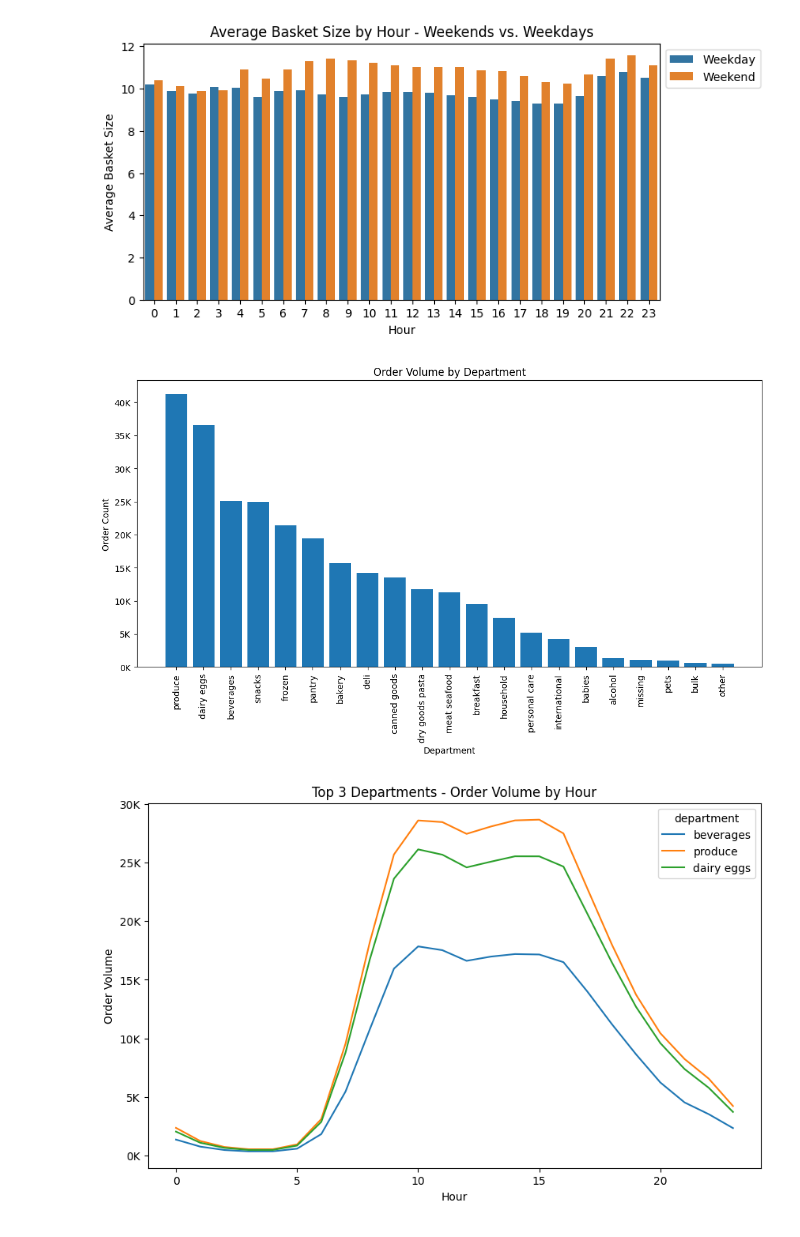
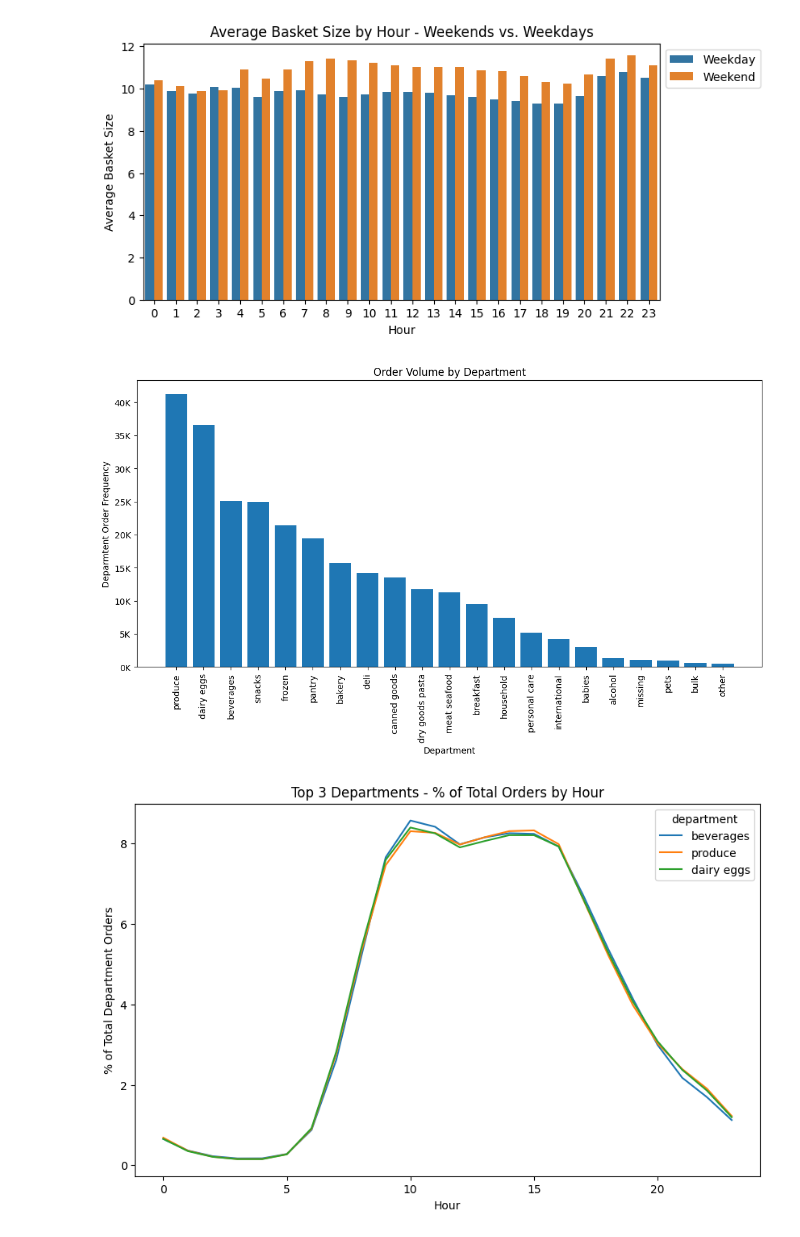
Before and after one commit to shawnho-368/instacart_market_basket, a Jupyter notebook: notebook/instacart.ipynb, the cells around one changed output. Drawn from its saved outputs; the diff is of its cells as text; code cells hidden in the pictures.

```diff
--- a/notebook/instacart.ipynb
+++ b/notebook/instacart.ipynb
@@ -296,37 +294,42 @@ full_history.head()
 orders_by_department = (full_history
                         .groupby(['department', 'order_dow', 'day_name', 'order_hour_of_day','day_type'])
                         ['order_id'].nunique()
-                        .reset_index(name='order_count')
-                        .sort_values(by='order_count', ascending=False))
+                        .reset_index(name='orders_containing_department')
+                        .sort_values(by='orders_containing_department', ascending=False))
 
 plt.figure(figsize=(13, 6))
-plt.bar(data=orders_by_department, x='department', height='order_count')
+plt.bar(data=orders_by_department, x='department', height='orders_containing_department')
 plt.xlabel('Department')
 plt.xticks(rotation=90)
-plt.ylabel('Order Count')
+plt.ylabel('Deparmtent Order Frequency')
 ax = plt.gca()
 ax.yaxis.set_major_formatter(ticker.FuncFormatter(lambda x, p: f'{int(x/1000)}K'))
 plt.title('Order Volume by Department')
 plt.show()
 # %% [output]
-[figure, old version]
+[figure, new version]
 # %%
 top_three_departments = ['produce', 'dairy eggs', 'beverages']
 
 top_three = orders_by_department[orders_by_department['department'].isin(top_three_departments)]
-top_three_grouped = (top_three
-                     .groupby(['department', 'order_hour_of_day', 'day_name'])
-                     ['order_count'].sum()
-                     .reset_index()
-                     .sort_values(by='order_hour_of_day', ascending=True))
+
+top_three_grouped = (
+    top_three.groupby(['department', 'order_hour_of_day'])
+    ['orders_containing_department'].sum()
+    .reset_index()
+    .sort_values(by='order_hour_of_day', ascending=True)
+)
+
+top_three_grouped['pct_of_dept_orders'] = (
+    top_three_grouped.groupby('department')['orders_containing_department']
+    .transform(lambda x: (x / x.sum()) * 100)
+)
 
 plt.figure(figsize=(10, 6))
-sns.lineplot(data=top_three_grouped, hue='department', x='order_hour_of_day', y= 'order_count', errorbar=None)
+sns.lineplot(data=top_three_grouped, hue='department', x='order_hour_of_day', y= 'pct_of_dept_orders', errorbar=None)
 plt.xlabel('Hour')
-plt.ylabel('Order Volume')
-plt.title('Top 3 Departments - Order Volume by Hour')
-ax = plt.gca()
-ax.yaxis.set_major_formatter(ticker.FuncFormatter(lambda x, p: f'{int(x/1000)}K'))
+plt.ylabel('% of Total Department Orders')
+plt.title('Top 3 Departments - % of Total Orders by Hour')
 plt.show()
 # %% [output]
-[figure, old version]
+[figure, new version]
```
Also changed, not shown: parts of 4 cells of this notebook.
